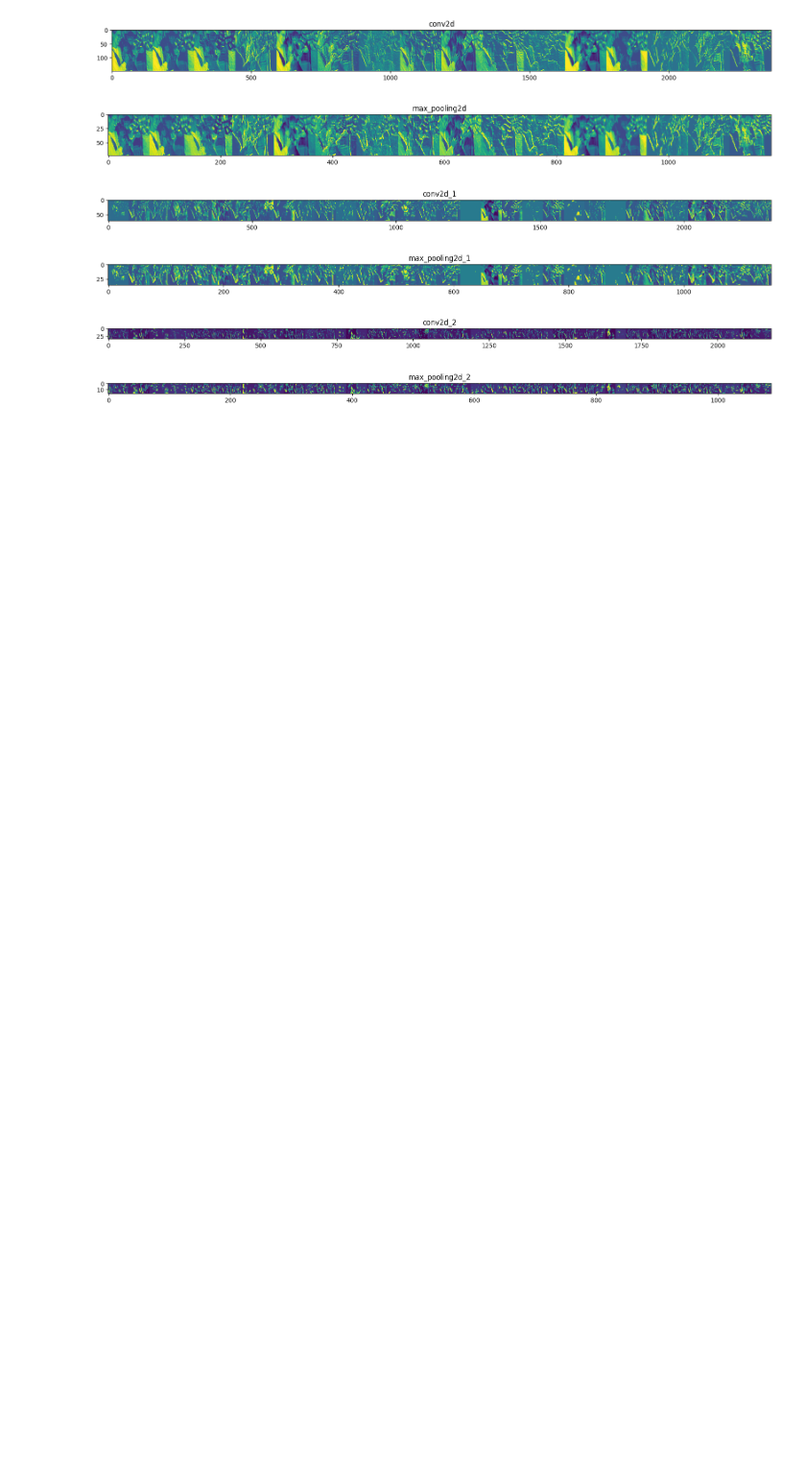
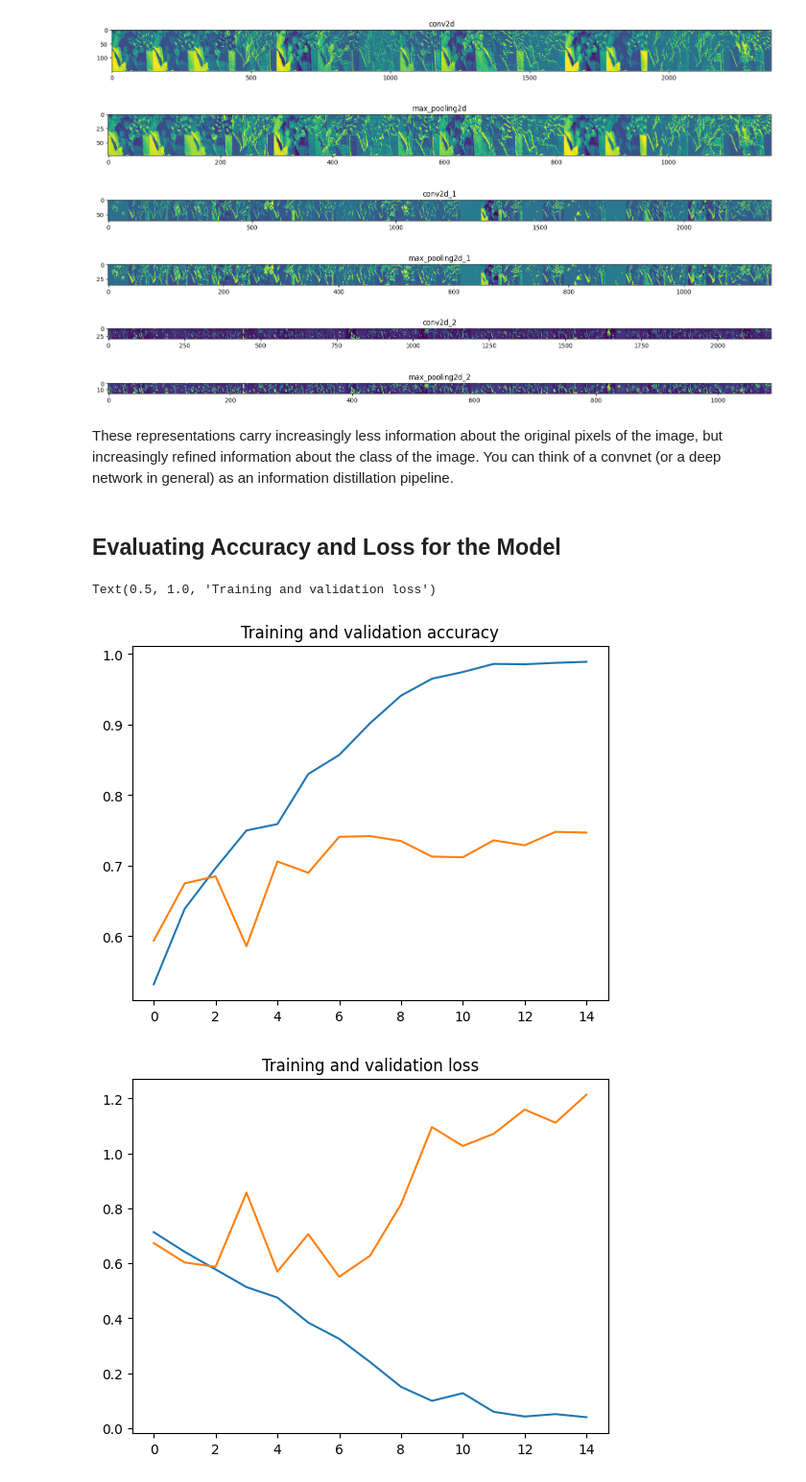
Before and after one commit to tharu008/cats-vs-dogs-image-classification-model, a Jupyter notebook: sample_model.ipynb, the cells around one changed output. Shown at 96% size. Saved outputs shown, nothing was run; the diff lists cells and outputs as text; code cells hidden in the pictures; blank space fills up the shorter version.

Commit message:
Evaluating Accuracy and Loss for the Model

```diff
--- a/sample_model.ipynb
+++ b/sample_model.ipynb
@@ -333,3 +333,34 @@ for layer_name, feature_map in zip(layer_names, successive_feature_maps):
 [figure]
 [figure]
 [figure]
+# %% [markdown]
+These representations carry increasingly less information about the original pixels of the image, but increasingly refined information about the class of the image. You can think of a convnet (or a deep network in general) as an information distillation pipeline.
+# %% [markdown]
+## Evaluating Accuracy and Loss for the Model
+# %%
+# Retrieve a list of accuracy results on training and validation datasets for each training epoch
+acc = history.history['acc']
+val_acc = history.history['val_acc']
+
+# Retrieve a list of results on training and validation datasets for each training epoch
+loss = history.history['loss']
+val_loss = history.history['val_loss']
+
+# Get number of epochs
+epochs = range(len(acc))
+
+# Plot training and validation accuracy per epoch
+plt.plot(epochs, acc)
+plt.plot(epochs, val_acc)
+plt.title('Training and validation accuracy')
+
+plt.figure()
+
+# Plot training and validation loss per epoch
+plt.plot(epochs, loss)
+plt.plot(epochs, val_loss)
+plt.title('Training and validation loss')
+# %% [output]
+Text(0.5, 1.0, 'Training and validation loss')
+[figure, added]
+[figure, added]
```
Also changed, not shown: parts of 1 cell of this notebook.
